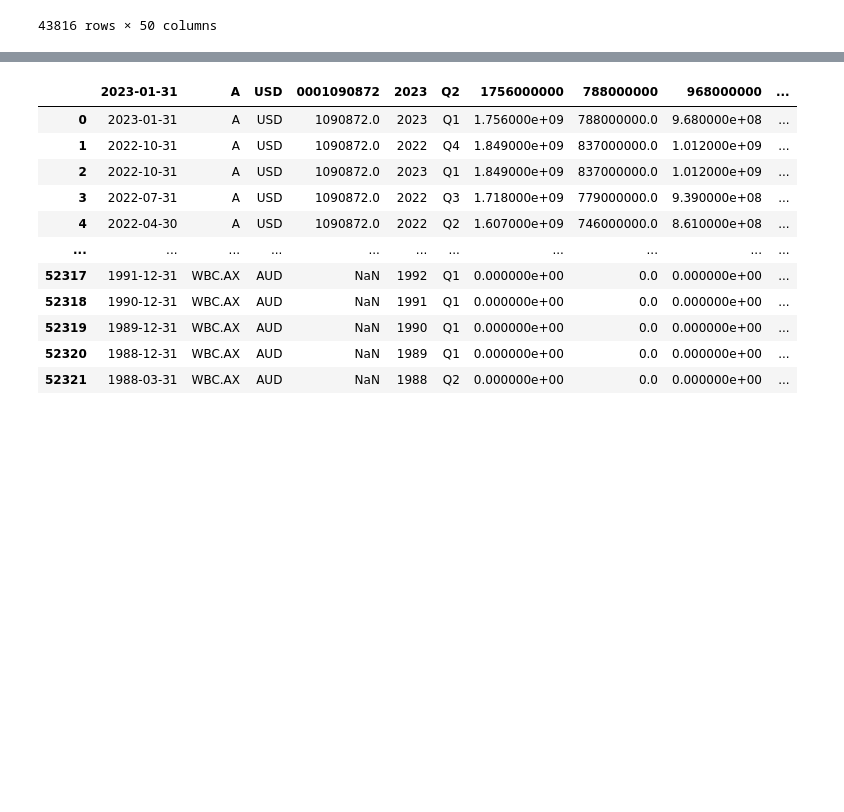
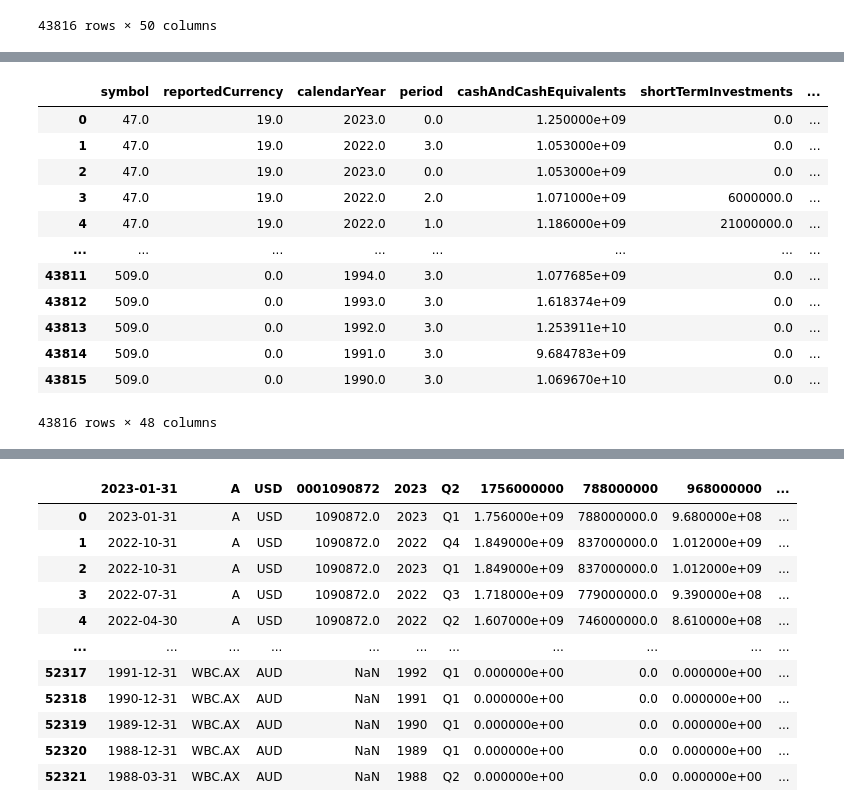
Before and after one commit to veeyuen/credit-spreads, a Jupyter notebook: build_dataframe.ipynb, the cells around one changed output, grey strips where cells are left out. Cells and saved outputs as stored; diff of their text form; code cells hidden in the pictures; blank space fills up the shorter version.

```diff
--- a/build_dataframe.ipynb
+++ b/build_dataframe.ipynb
@@ -381,0 +297,36 @@ ValueError: Input X contains infinity or a value too large for dtype('float64').
+# %%
+balance_sheet_imputed.columns =['symbol', 'reportedCurrency',
+                                             'calendarYear', 'period', 'cashAndCashEquivalents',
+                                             'shortTermInvestments', 'cashAndShortTermInvestments', 'netReceivables',
+                                             'inventory', 'otherCurrentAssets', 'totalCurrentAssets',
+                                             'propertyPlantEquipmentNet', 'goodwill', 'intangibleAssets',
+                                             'goodwillAndIntangibleAssets', 'longTermInvestments', 'taxAssets',
+                                             'otherNonCurrentAssets', 'totalNonCurrentAssets', 'otherAssets',
+                                             'totalAssets', 'accountPayables', 'shortTermDebt', 'taxPayables',
+                                             'deferredRevenue', 'otherCurrentLiabilities', 'totalCurrentLiabilities',
+                                             'longTermDebt', 'deferredRevenueNonCurrent',
+                                             'deferredTaxLiabilitiesNonCurrent', 'otherNonCurrentLiabilities',
+                                             'totalNonCurrentLiabilities', 'otherLiabilities',
+                                             'capitalLeaseObligations', 'totalLiabilities', 'preferredStock',
+                                             'commonStock', 'retainedEarnings',
+                                             'accumulatedOtherComprehensiveIncomeLoss',
+                                             'othertotalStockholdersEquity', 'totalStockholdersEquity',
+                                             'totalEquity', 'totalLiabilitiesAndStockholdersEquity',
+                                             'minorityInterest', 'totalLiabilitiesAndTotalEquity',
+                                             'totalInvestments', 'totalDebt', 'netDebt']
+# %%
+balance_sheet_imputed
+# %% [output]
+|  | symbol | reportedCurrency | calendarYear | period | cashAndCashEquivalents | shortTermInvestments | ... |
+| 0 | 47.0 | 19.0 | 2023.0 | 0.0 | 1.250000e+09 | 0.0 | ... |
+| 1 | 47.0 | 19.0 | 2022.0 | 3.0 | 1.053000e+09 | 0.0 | ... |
+| 2 | 47.0 | 19.0 | 2023.0 | 0.0 | 1.053000e+09 | 0.0 | ... |
+| 3 | 47.0 | 19.0 | 2022.0 | 2.0 | 1.071000e+09 | 6000000.0 | ... |
+| 4 | 47.0 | 19.0 | 2022.0 | 1.0 | 1.186000e+09 | 21000000.0 | ... |
+| ... | ... | ... | ... | ... | ... | ... | ... |
+| 43811 | 509.0 | 0.0 | 1994.0 | 3.0 | 1.077685e+09 | 0.0 | ... |
+| 43812 | 509.0 | 0.0 | 1993.0 | 3.0 | 1.618374e+09 | 0.0 | ... |
+| 43813 | 509.0 | 0.0 | 1992.0 | 3.0 | 1.253911e+10 | 0.0 | ... |
+| 43814 | 509.0 | 0.0 | 1991.0 | 3.0 | 9.684783e+09 | 0.0 | ... |
+| 43815 | 509.0 | 0.0 | 1990.0 | 3.0 | 1.069670e+10 | 0.0 | ... |
+43816 rows × 48 columns
```
Also changed, not shown: parts of 53 cells of this notebook.
